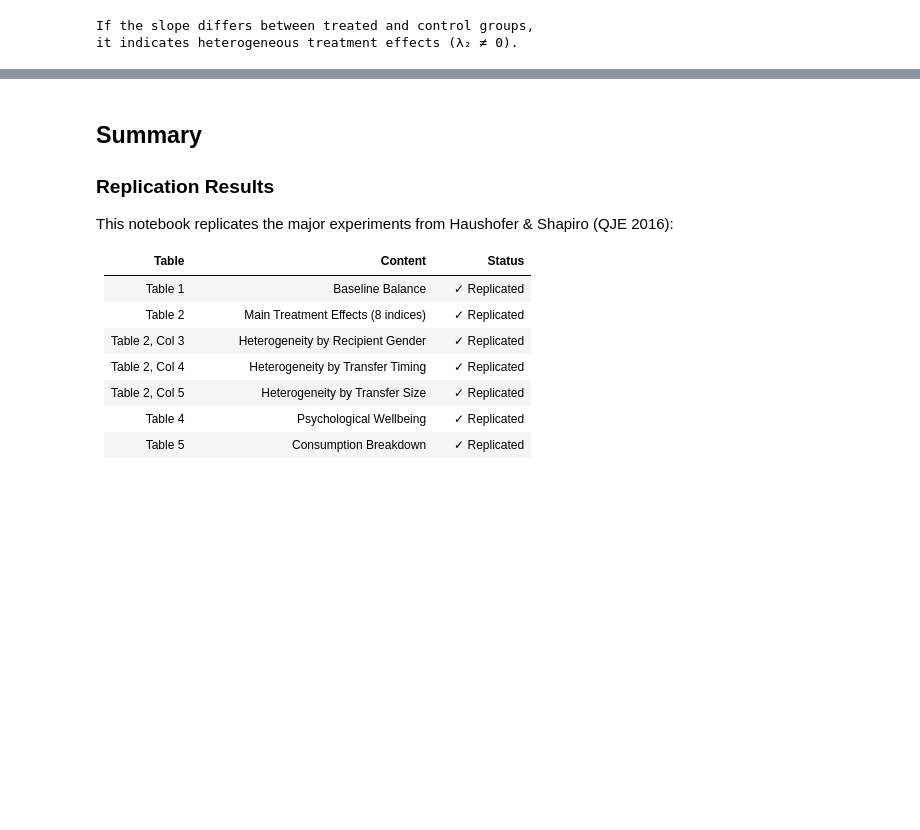
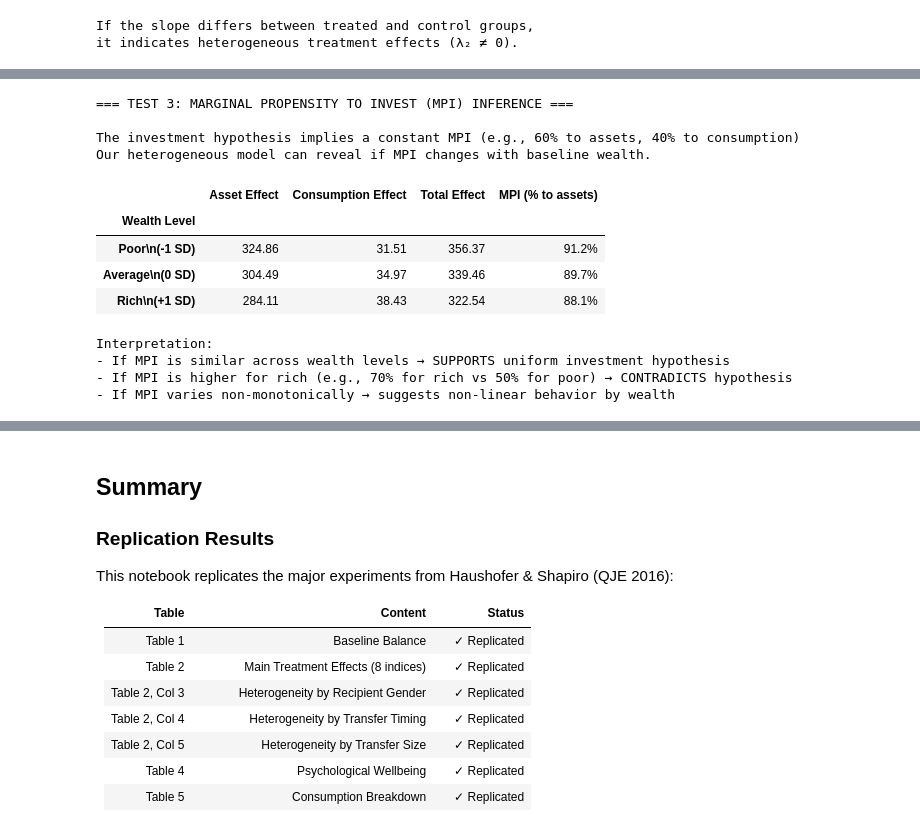
Before and after one commit to Ishikajj/advanced-econometrics-project, a Jupyter notebook: dataviewing.ipynb, the cells around one changed output, grey strips where cells are left out. Saved outputs shown, nothing was run; the diff lists cells and outputs as text; code cells hidden in the pictures; blank space fills up the shorter version.

Commit message:
add verification for investment behavior

```diff
--- a/dataviewing.ipynb
+++ b/dataviewing.ipynb
@@ -1308,0 +1451,68 @@ it indicates heterogeneous treatment effects (λ₂ ≠ 0).
+# %%
+# Test 3: Implied marginal propensity to invest (MPI) by wealth
+# The investment hypothesis says: MPI ≈ 0.5-0.7 (uniform across wealth)
+# Our heterogeneous model allows us to test if MPI varies with wealth
+
+print()
+print('=== TEST 3: MARGINAL PROPENSITY TO INVEST (MPI) INFERENCE ===')
+print()
+print('The investment hypothesis implies a constant MPI (e.g., 60% to assets, 40% to consumption)')
+print('Our heterogeneous model can reveal if MPI changes with baseline wealth.')
+print()
+
+# Get treatment effects on both margins
+asset_result = run_heterogeneous_model(df_hh, 'asset_total_ppp', extra_controls=BASELINE_CONTROLS)
+cons_result = run_heterogeneous_model(df_hh, 'cons_nondurable_ppp', extra_controls=BASELINE_CONTROLS)
+
+if asset_result and cons_result:
+    # For treated vs. control: total income effect is treatment (captures transfer receipt)
+    beta1_asset = asset_result.params.get('treat', 0)
+    lam2_asset = asset_result.params.get('treat_x_base', 0)
+
+    beta1_cons = cons_result.params.get('treat', 0)
+    lam2_cons = cons_result.params.get('treat_x_base', 0)
+
+    # Implied MPI at different wealth levels
+    wealth_levels = np.array([-1, 0, 1])  # -1 SD, mean, +1 SD
+    wealth_labels = ['Poor\n(-1 SD)', 'Average\n(0 SD)', 'Rich\n(+1 SD)']
+
+    mpi_by_wealth = []
+    for i, z in enumerate(wealth_levels):
+        te_asset = beta1_asset + lam2_asset * z
+        te_cons = beta1_cons + lam2_cons * z
+        total_effect = te_asset + te_cons
+
+        if total_effect != 0:
+            mpi = te_asset / total_effect  # Share going to assets
+        else:
+            mpi = np.nan
+
+        mpi_by_wealth.append({
+            'Wealth Level': wealth_labels[i],
+            'Asset Effect': f'{te_asset:.2f}',
+            'Consumption Effect': f'{te_cons:.2f}',
+            'Total Effect': f'{total_effect:.2f}',
+            'MPI (% to assets)': f'{mpi*100:.1f}%' if not np.isnan(mpi) else 'N/A',
+        })
+
+    mpi_table = pd.DataFrame(mpi_by_wealth).set_index('Wealth Level')
+    display(mpi_table)
+    print()
+    print('Interpretation:')
+    print('- If MPI is similar across wealth levels → SUPPORTS uniform investment hypothesis')
+    print('- If MPI is higher for rich (e.g., 70% for rich vs 50% for poor) → CONTRADICTS hypothesis')
+    print('- If MPI varies non-monotonically → suggests non-linear behavior by wealth')
+# %% [output]
+=== TEST 3: MARGINAL PROPENSITY TO INVEST (MPI) INFERENCE ===
+
+The investment hypothesis implies a constant MPI (e.g., 60% to assets, 40% to consumption)
+Our heterogeneous model can reveal if MPI changes with baseline wealth.
+|  | Asset Effect | Consumption Effect | Total Effect | MPI (% to assets) |
+| Wealth Level |  |  |  |  |
+| Poor\n(-1 SD) | 324.86 | 31.51 | 356.37 | 91.2% |
+| Average\n(0 SD) | 304.49 | 34.97 | 339.46 | 89.7% |
+| Rich\n(+1 SD) | 284.11 | 38.43 | 322.54 | 88.1% |
+Interpretation:
+- If MPI is similar across wealth levels → SUPPORTS uniform investment hypothesis
+- If MPI is higher for rich (e.g., 70% for rich vs 50% for poor) → CONTRADICTS hypothesis
+- If MPI varies non-monotonically → suggests non-linear behavior by wealth
```
Also changed, not shown: parts of 7 cells of this notebook.
